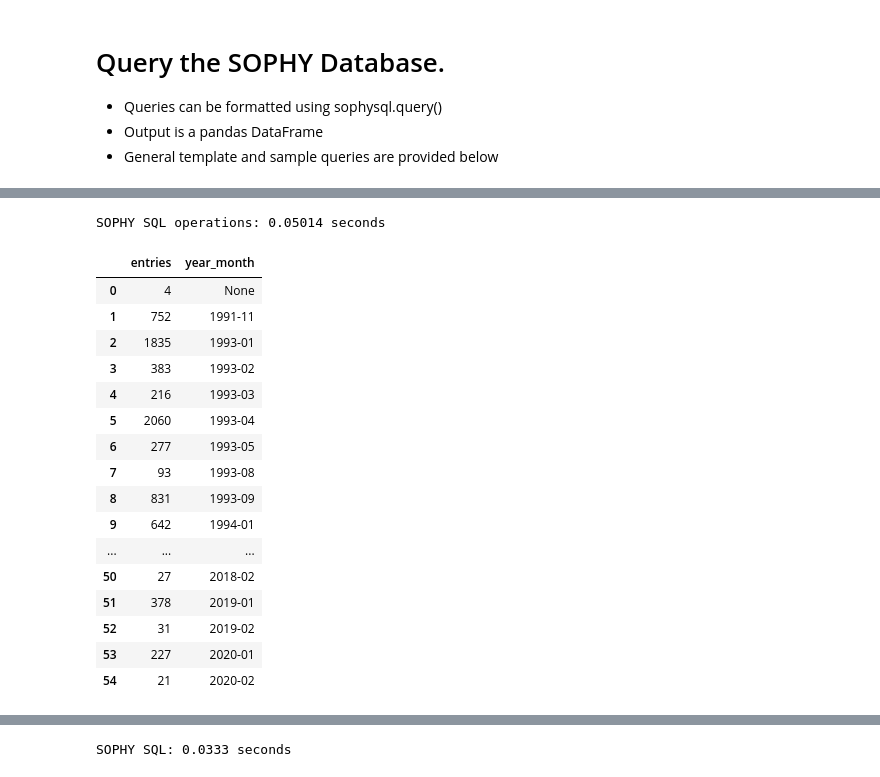
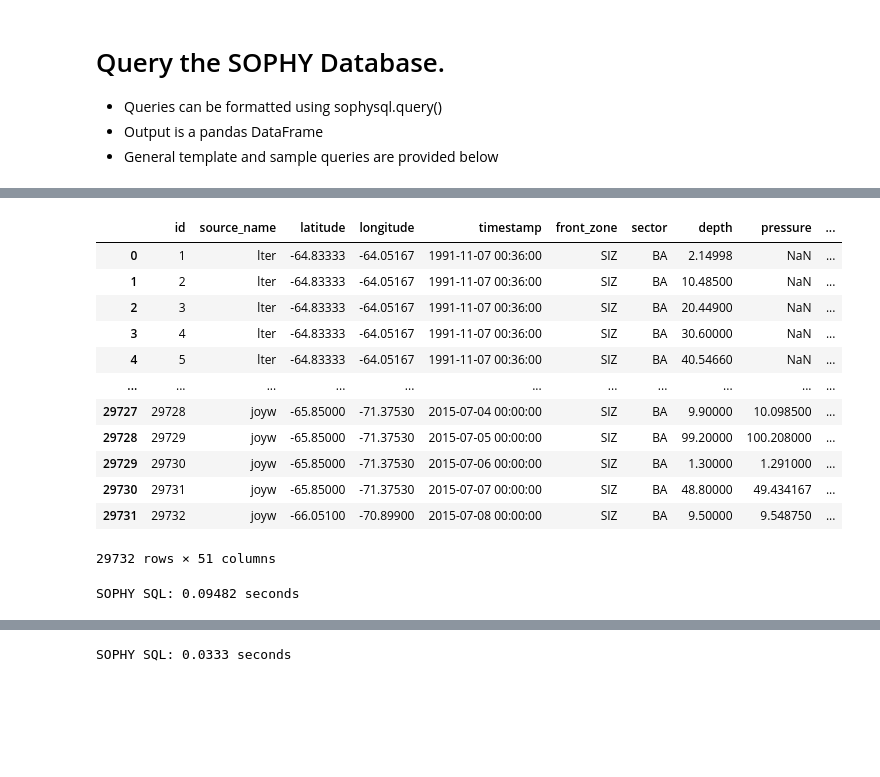
Before and after one commit to ayushnag/sophy, a Jupyter notebook: sophy/sophy.ipynb, the cells around one changed output, grey strips where cells are left out. Cells and saved outputs as stored; diff of their text form; code cells hidden in the pictures; blank space fills up the shorter version.

```diff
--- a/sophy/sophy.ipynb
+++ b/sophy/sophy.ipynb
@@ -68,25 +70,24 @@ SOPHY SQL: 0.70996 seconds
+# %%
+pd.read_csv('sample1.csv')
+# %% [output]
+|  | id | source_name | latitude | longitude | timestamp | front_zone | sector | depth | pressure | ... |
+| 0 | 1 | lter | -64.83333 | -64.05167 | 1991-11-07 00:36:00 | SIZ | BA | 2.14998 | NaN | ... |
+| 1 | 2 | lter | -64.83333 | -64.05167 | 1991-11-07 00:36:00 | SIZ | BA | 10.48500 | NaN | ... |
+| 2 | 3 | lter | -64.83333 | -64.05167 | 1991-11-07 00:36:00 | SIZ | BA | 20.44900 | NaN | ... |
+| 3 | 4 | lter | -64.83333 | -64.05167 | 1991-11-07 00:36:00 | SIZ | BA | 30.60000 | NaN | ... |
+| 4 | 5 | lter | -64.83333 | -64.05167 | 1991-11-07 00:36:00 | SIZ | BA | 40.54660 | NaN | ... |
+| ... | ... | ... | ... | ... | ... | ... | ... | ... | ... | ... |
+| 29727 | 29728 | joyw | -65.85000 | -71.37530 | 2015-07-04 00:00:00 | SIZ | BA | 9.90000 | 10.098500 | ... |
+| 29728 | 29729 | joyw | -65.85000 | -71.37530 | 2015-07-05 00:00:00 | SIZ | BA | 99.20000 | 100.208000 | ... |
+| 29729 | 29730 | joyw | -65.85000 | -71.37530 | 2015-07-06 00:00:00 | SIZ | BA | 1.30000 | 1.291000 | ... |
+| 29730 | 29731 | joyw | -65.85000 | -71.37530 | 2015-07-07 00:00:00 | SIZ | BA | 48.80000 | 49.434167 | ... |
+| 29731 | 29732 | joyw | -66.05100 | -70.89900 | 2015-07-08 00:00:00 | SIZ | BA | 9.50000 | 9.548750 | ... |
+29732 rows × 51 columns
 # %%
 # Entries in sample grouped by month and year
 data = sophysql.query("select count(*) as entries, strftime('%Y-%m', timestamp) as year_month from sample group by year_month;")
-data
+data.to_csv('sample2.csv', index=False)
 # %% [output]
-SOPHY SQL operations: 0.05014 seconds
+SOPHY SQL: 0.09482 seconds
-|  | entries | year_month |
-| 0 | 4 | None |
-| 1 | 752 | 1991-11 |
-| 2 | 1835 | 1993-01 |
-| 3 | 383 | 1993-02 |
-| 4 | 216 | 1993-03 |
-| 5 | 2060 | 1993-04 |
-| 6 | 277 | 1993-05 |
-| 7 | 93 | 1993-08 |
-| 8 | 831 | 1993-09 |
-| 9 | 642 | 1994-01 |
-| ... | ... | ... |
-| 50 | 27 | 2018-02 |
-| 51 | 378 | 2019-01 |
-| 52 | 31 | 2019-02 |
-| 53 | 227 | 2020-01 |
-| 54 | 21 | 2020-02 |
 # %%
 # sectors: ['Ross', 'BA', 'Weddell', 'Indian', 'WPO']
```
Also changed, not shown: parts of 12 cells of this notebook, 10 other files.
